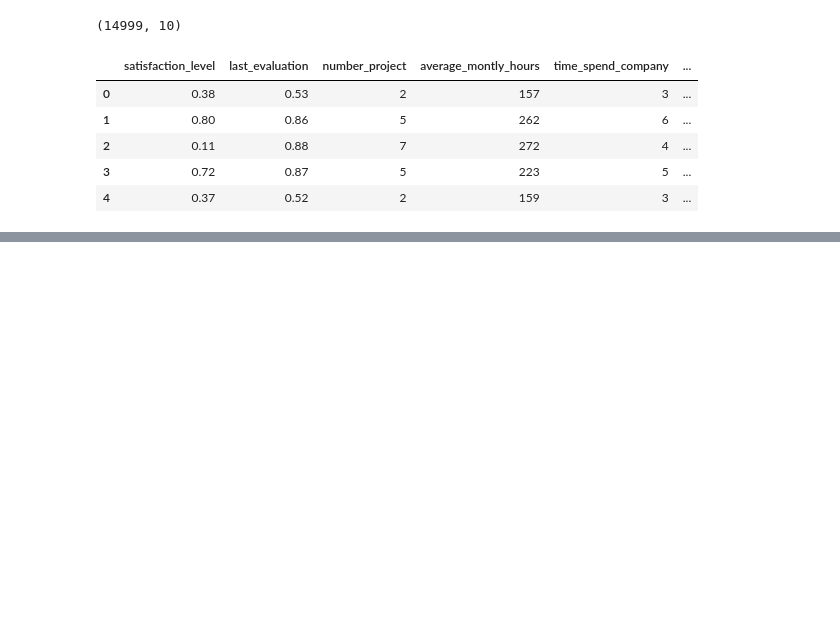
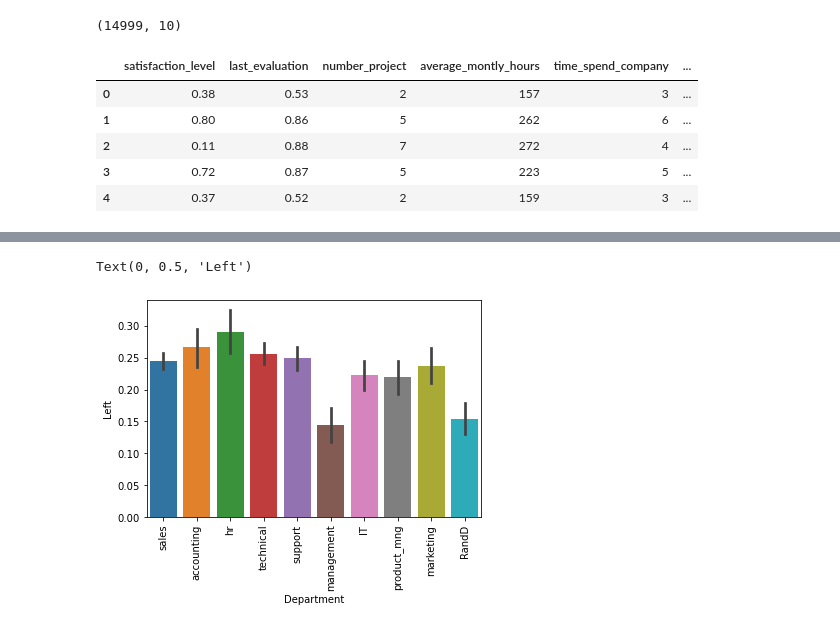
Before and after one commit to JatinderMalhi/machinelearning, a Jupyter notebook: machineLearning.ipynb, the cells around one changed output, grey strips where cells are left out. Cells and saved outputs as stored; diff of their text form; code cells hidden in the pictures; blank space fills up the shorter version.

```diff
--- a/machineLearning.ipynb
+++ b/machineLearning.ipynb
@@ -311,0 +340,7 @@ hrdf.head()
+# %%
+sns.barplot(x='Department', y='left', data=hrdf)
+plt.xticks(rotation = 90)
+plt.ylabel('Left')
+# %% [output]
+Text(0, 0.5, 'Left')
+[figure, added]
```
Also changed, not shown: parts of 15 cells of this notebook, 1 other file.
